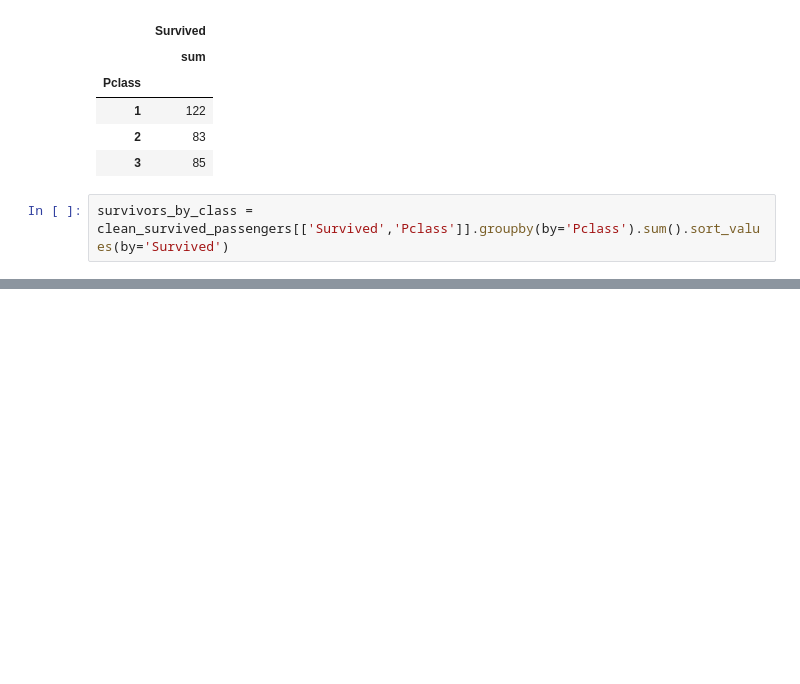
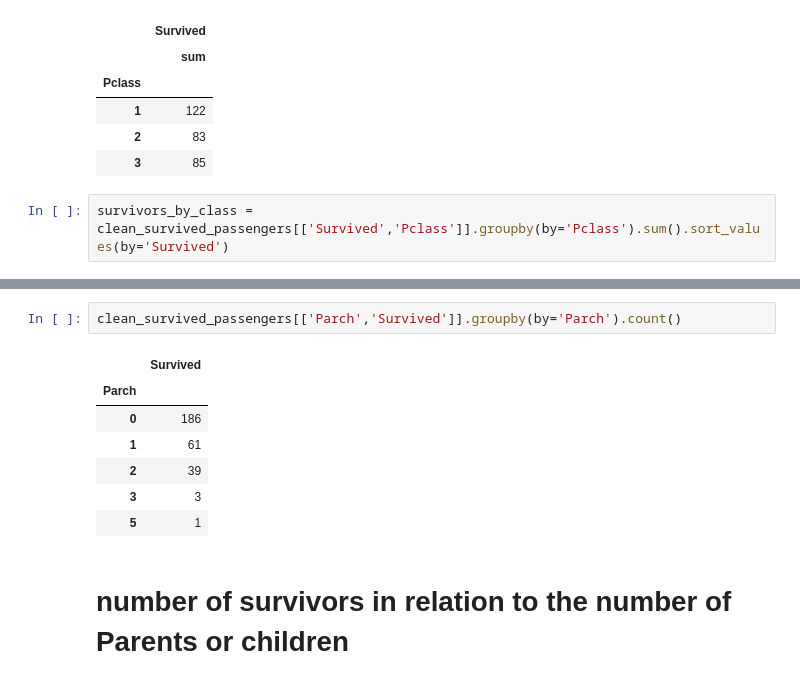
Before and after one commit to kdmwangi/Data-Science, a Jupyter notebook: Titanic_Survival_Prediction.ipynb, the cells around one changed output, grey strips where cells are left out. Drawn from its saved outputs; the diff is of its cells as text; blank space fills up the shorter version.

```diff
--- a/Titanic_Survival_Prediction.ipynb
+++ b/Titanic_Survival_Prediction.ipynb
@@ -566,0 +620,12 @@ fig.show()
+# %%
+clean_survived_passengers[['Parch','Survived']].groupby(by='Parch').count()
+# %% [output]
+|  | Survived |
+| Parch |  |
+| 0 | 186 |
+| 1 | 61 |
+| 2 | 39 |
+| 3 | 3 |
+| 5 | 1 |
+# %% [markdown]
+# **number of survivors in relation to the number of Parents or children**
```
Also changed, not shown: parts of 21 cells of this notebook.
